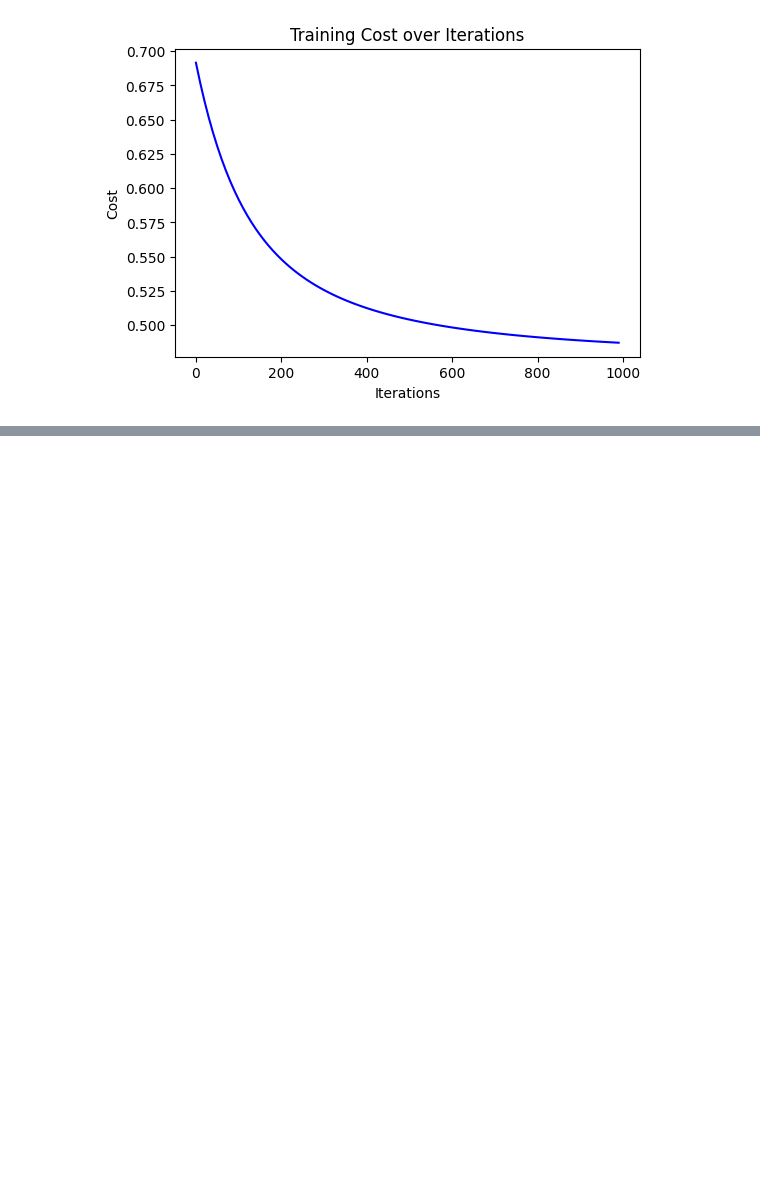
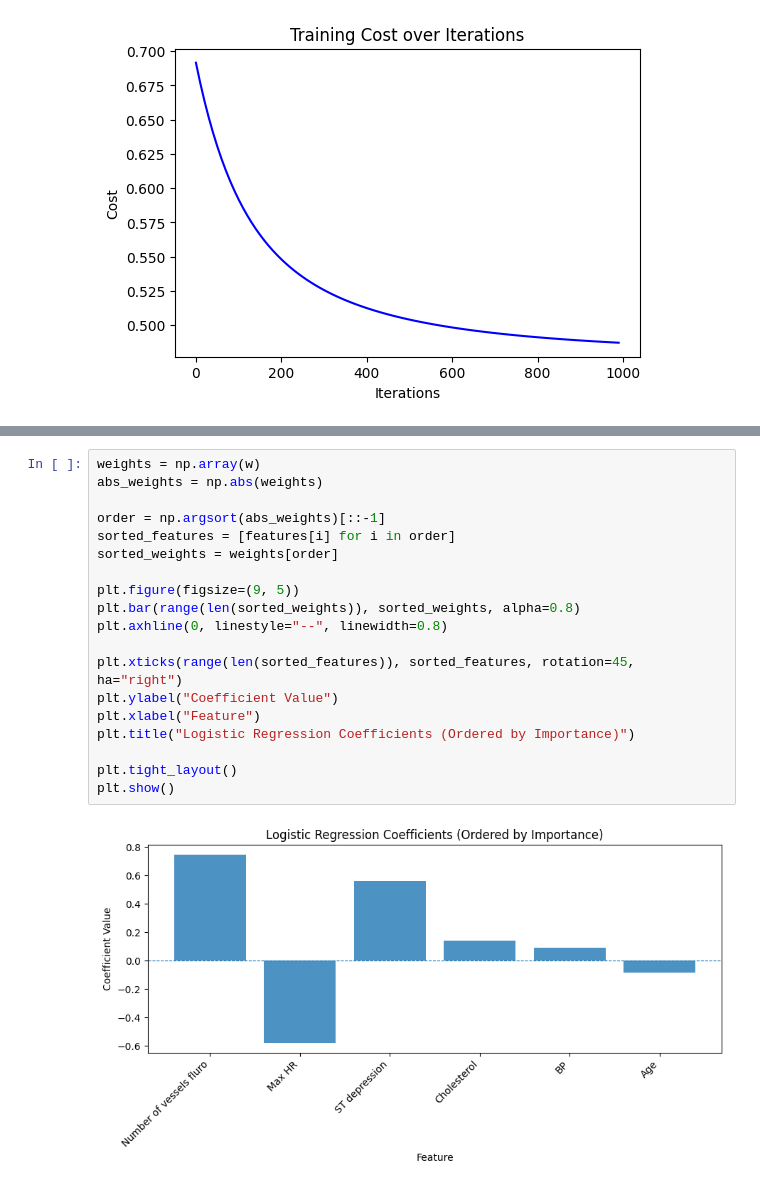
Before and after one commit to JuanLeal1105/TDSE_HeartDiseasePrediction_LogisticRegression, a Jupyter notebook: Notebook_Part1.ipynb, the cells around one changed output, grey strips where cells are left out. Cells and saved outputs as stored; diff of their text form; blank space fills up the shorter version.

```diff
--- a/Notebook_Part1.ipynb
+++ b/Notebook_Part1.ipynb
@@ -298,0 +407,21 @@ Testing Metrics:  Accuracy=0.852, Precision=0.853, Recall=0.806, F1=0.829
+# %%
+weights = np.array(w)
+abs_weights = np.abs(weights)
+
+order = np.argsort(abs_weights)[::-1]
+sorted_features = [features[i] for i in order]
+sorted_weights = weights[order]
+
+plt.figure(figsize=(9, 5))
+plt.bar(range(len(sorted_weights)), sorted_weights, alpha=0.8)
+plt.axhline(0, linestyle="--", linewidth=0.8)
+
+plt.xticks(range(len(sorted_features)), sorted_features, rotation=45, ha="right")
+plt.ylabel("Coefficient Value")
+plt.xlabel("Feature")
+plt.title("Logistic Regression Coefficients (Ordered by Importance)")
+
+plt.tight_layout()
+plt.show()
+# %% [output]
+[figure, added]
```
Also changed, not shown: parts of 34 cells of this notebook.
